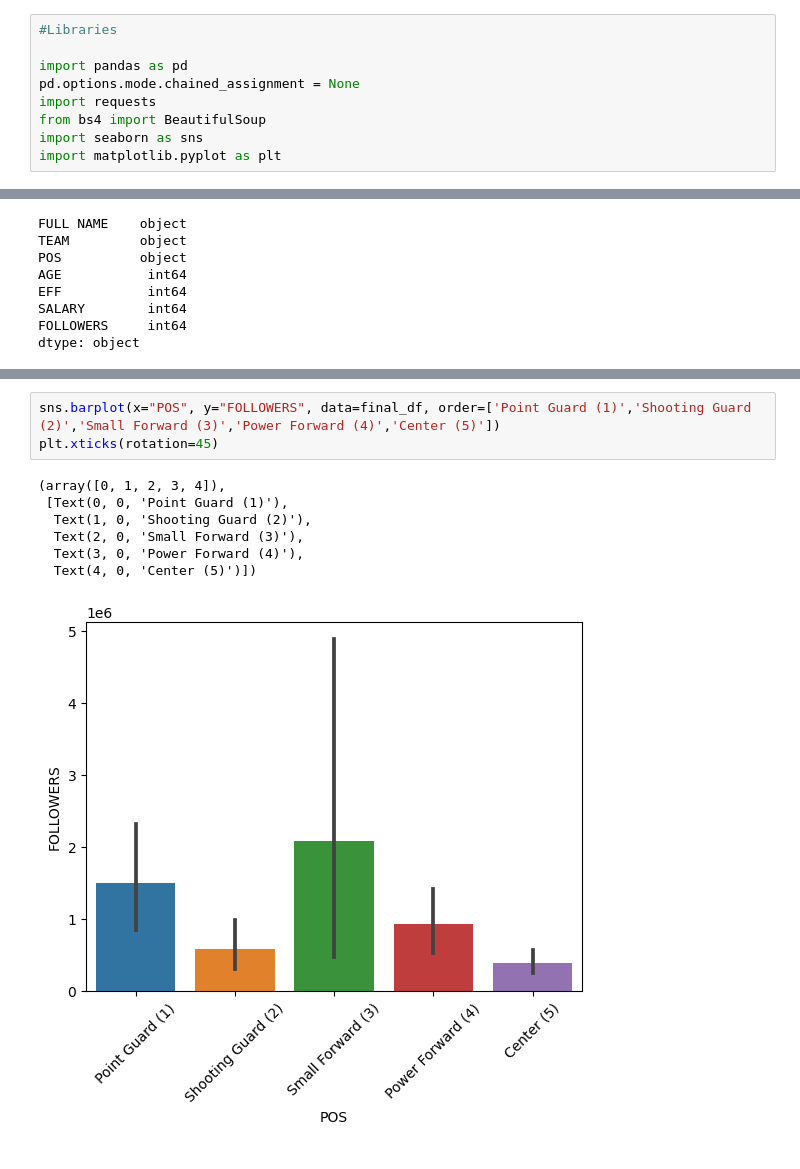
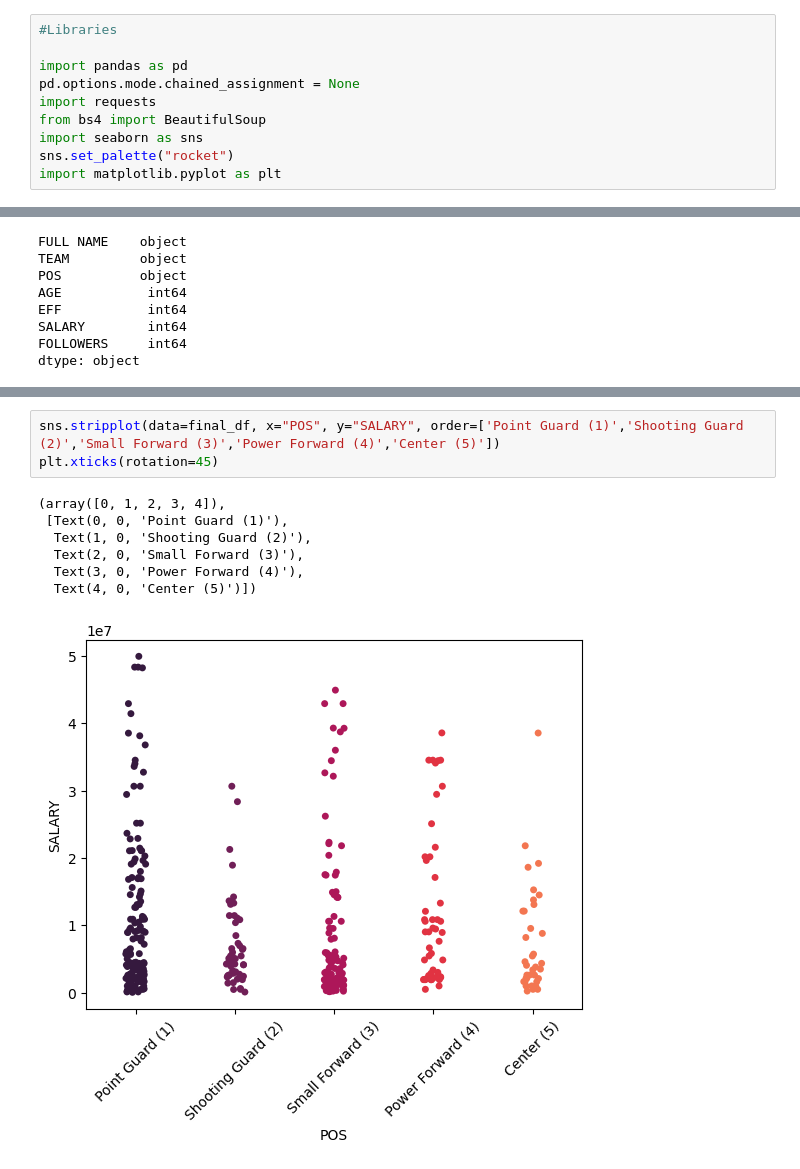
Before and after one commit to marcdalmaum/project_2, a Jupyter notebook: project_2.ipynb, the cells around one changed output, grey strips where cells are left out. Drawn from its saved outputs; the diff is of its cells as text.

```diff
--- a/project_2.ipynb
+++ b/project_2.ipynb
@@ -6,6 +6,7 @@ pd.options.mode.chained_assignment = None
 import requests
 from bs4 import BeautifulSoup
 import seaborn as sns
+sns.set_palette("rocket")
 import matplotlib.pyplot as plt
 # %%
 # Importing NBA Stats 2021/2022 CSV
@@ -356,11 +426,11 @@ sns.barplot(y="TEAM", x="AGE", data=final_df)
 # %%
-sns.barplot(x="POS", y="FOLLOWERS", data=final_df, order=['Point Guard (1)','Shooting Guard (2)','Small Forward (3)','Power Forward (4)','Center (5)'])
+sns.stripplot(data=final_df, x="POS", y="SALARY", order=['Point Guard (1)','Shooting Guard (2)','Small Forward (3)','Power Forward (4)','Center (5)'])
 plt.xticks(rotation=45)
 # %% [output]
 (array([0, 1, 2, 3, 4]),
  [Text(0, 0, 'Point Guard (1)'),
   Text(1, 0, 'Shooting Guard (2)'),
   Text(2, 0, 'Small Forward (3)'),
   Text(3, 0, 'Power Forward (4)'),
   Text(4, 0, 'Center (5)')])
-[figure, old version]
+[figure, new version]
```
Also changed, not shown: parts of 25 cells of this notebook.
